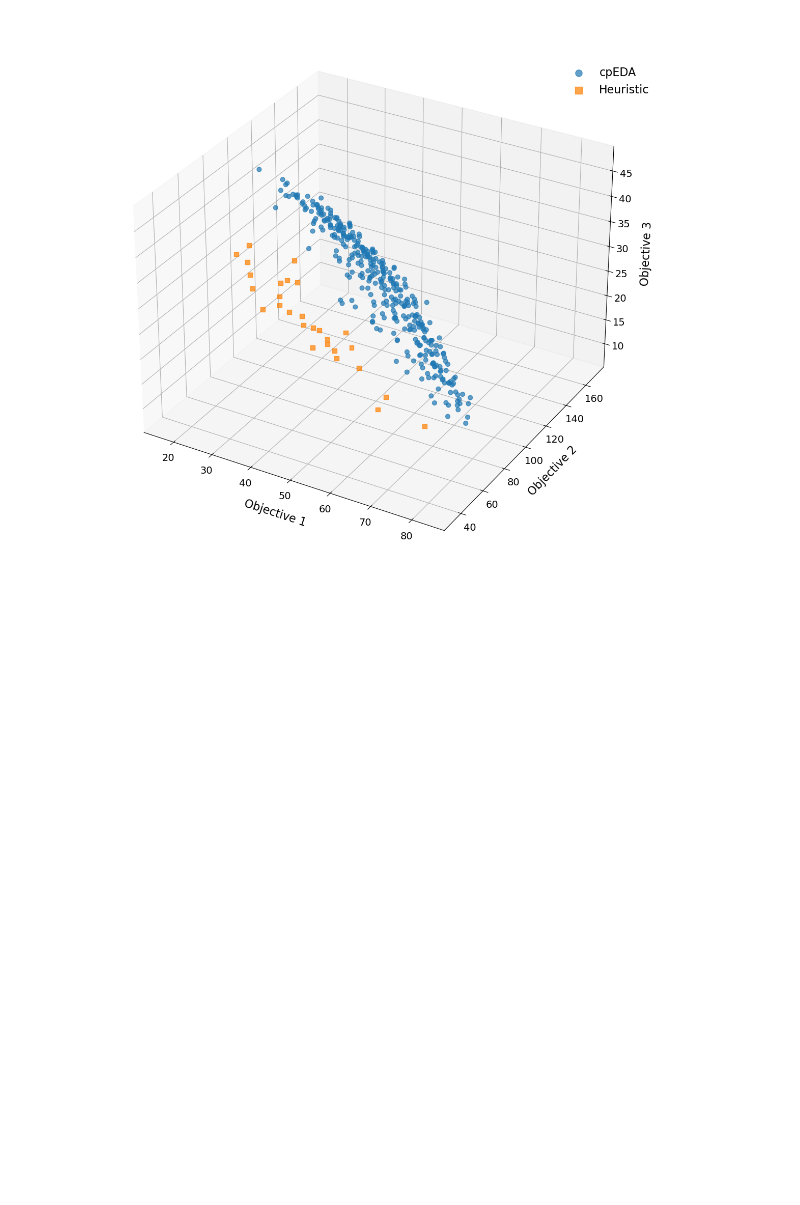
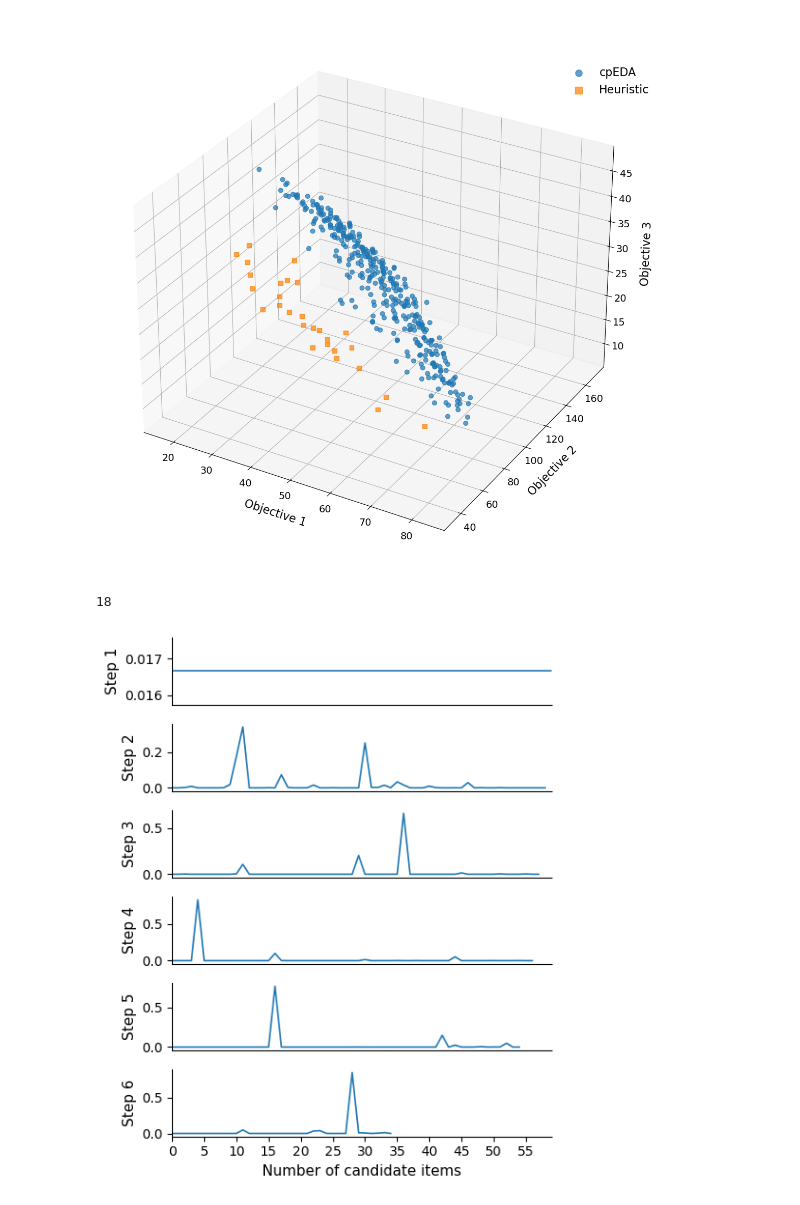
Before and after one commit to rameshsrinivasanuci/multiobjective, a Jupyter notebook: figs.ipynb, the cells around one changed output. Drawn from its saved outputs; the diff is of its cells as text; code cells hidden in the pictures; blank space fills up the shorter version.

Commit message:
figure

```diff
--- a/figs.ipynb
+++ b/figs.ipynb
@@ -53,7 +53,7 @@ items = kn['items'][run]
 population, objectives = create_heuristic_samples(pop_size, items,n_items, n_selected, n_obj, n_con, capacity, rng)
 objectives_unique = np.unique(objectives, axis=0)
 # %%
-with open(f'final_2_3_{n_items}_{n_selected}_obj{n_obj}_run{run}.pkl', 'rb') as f:
+with open(f'results_final/final_2_3_{n_items}_{n_selected}_obj{n_obj}_run{run}.pkl', 'rb') as f:
     results = pickle.load(f)
 converged_pf = results['converged_pf_table'][-1]
 # %%
@@ -175,3 +175,74 @@ fig.savefig(
     pad_inches=0.02
 )
 plt.show()
+# %%
+dists = results['first_sample_probabilities_list_table'][10]
+items = results['first_sample_choices_list_table'][10]
+# %%
+items[1]
+# %% [output]
+18
+# %%
+from turtle import color
+import numpy as np
+import matplotlib.pyplot as plt
+import seaborn as sns
+from matplotlib.ticker import FormatStrFormatter
+
+base_color = sns.color_palette("Paired")[1]
+# bright_colors = sns.light_palette(
+#     base_color,
+#     n_colors=5,
+# )[2:]
+# dark_colors = sns.dark_palette(
+#     base_color,
+#     n_colors=3,
+#     reverse=True
+# )[1:]
+# colors = bright_colors + [base_color] + dark_colors
+# cmap = sns.color_palette("mako", as_cmap=True)
+# colors = [cmap(x) for x in np.linspace(0.15, 0.9, 6)]
+
+max_len = max(len(p) for p in dists)
+k = 5
+global_ticks = np.arange(0, max_len, k)
+
+
+n = len(dists)
+fig, axes = plt.subplots(nrows=n, ncols=1, figsize=(5, 1*n), sharex=False)
+axes = np.atleast_1d(axes)
+
+for i, (ax, p) in enumerate(zip(axes, dists)):
+    p = np.asarray(p, dtype=float).ravel()
+    x = np.arange(len(p))
+
+    ax.plot(x, p, color=base_color, linewidth=1.2)
+    ax.set_xlim(0, max_len-1)
+    ax.set_ylabel(f"Step {i+1}", fontsize=11)
+    # ax.yaxis.set_major_formatter(FormatStrFormatter('%.3f'))
+
+    # k = 5
+    # ticks = np.arange(0, len(x), k)
+    # ax.set_xticks(ticks)
+    # ax.set_xticklabels([str(t) for t in ticks])
+
+    if ax is axes[-1]:
+        ax.set_xticks(global_ticks)
+        ax.set_xticklabels([str(t) for t in global_ticks])
+        ax.set_xlabel("Index", fontsize=11)
+    else:
+        ax.set_xticks([])
+
+    ax.tick_params(labelsize=10)
+
+    # ax.set_title(f"Step {i+1}", fontsize=12)
+    ax.spines["top"].set_visible(False)
+    ax.spines["right"].set_visible(False)
+
+axes[-1].set_xlabel("Number of candidate items", fontsize=11)
+
+fig.tight_layout()
+fig.savefig("six_distributions_column.png", dpi=300, bbox_inches="tight", pad_inches=0.02)
+plt.show()
+# %% [output]
+[figure, added]
```
